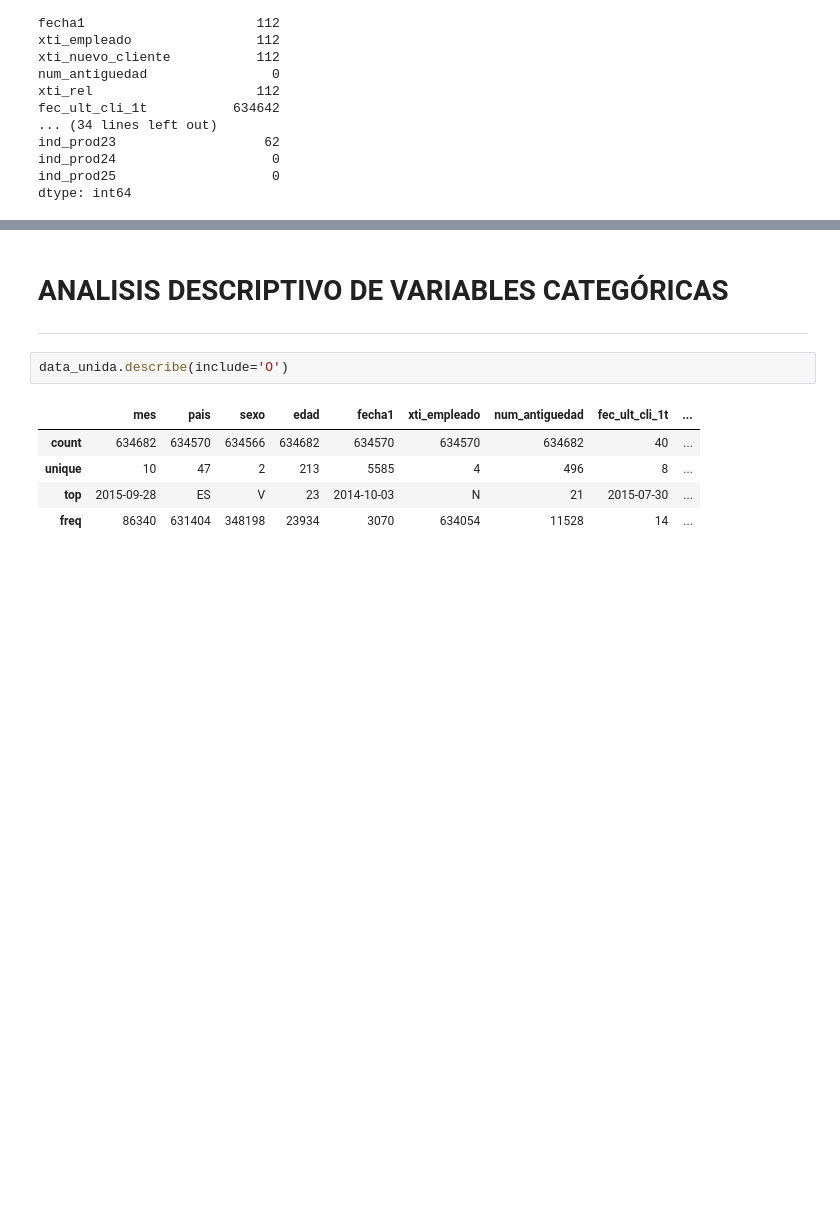
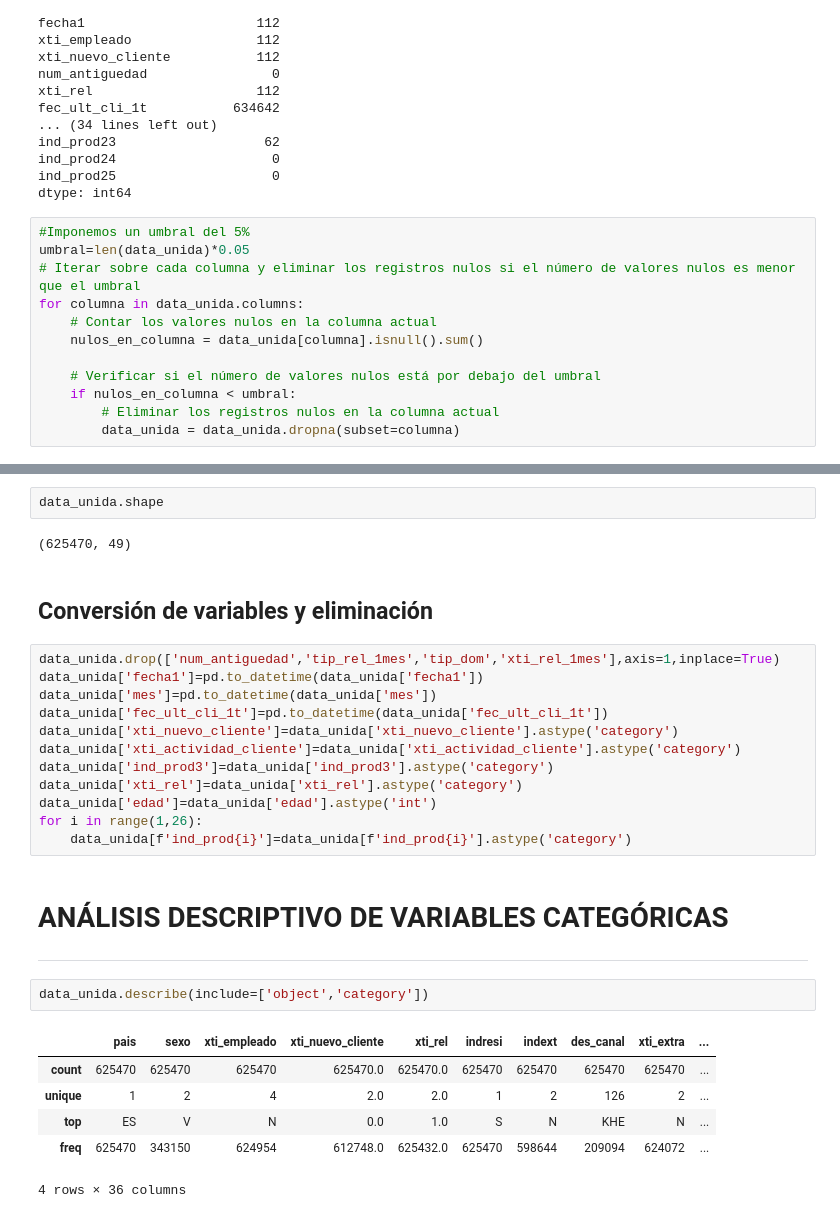
Before and after one commit to mariol-lamas/Machine_learning_proyect, a Jupyter notebook: Src/Eda/eda.ipynb, the cells around one changed output, grey strips where cells are left out. Saved outputs shown, nothing was run; the diff lists cells and outputs as text; blank space fills up the shorter version.

Commit message:
Añadido análisis exploratorio de las varibales del caso

```diff
--- a/Src/Eda/eda.ipynb
+++ b/Src/Eda/eda.ipynb
@@ -56,3 +57,15 @@ ind_prod23                   62
 ind_prod24                    0
 ind_prod25                    0
 dtype: int64
+# %%
+#Imponemos un umbral del 5%
+umbral=len(data_unida)*0.05
+# Iterar sobre cada columna y eliminar los registros nulos si el número de valores nulos es menor que el umbral
+for columna in data_unida.columns:
+    # Contar los valores nulos en la columna actual
+    nulos_en_columna = data_unida[columna].isnull().sum()
+
+    # Verificar si el número de valores nulos está por debajo del umbral
+    if nulos_en_columna < umbral:
+        # Eliminar los registros nulos en la columna actual
+        data_unida = data_unida.dropna(subset=columna)
@@ -59,12 +92,31 @@ dtype: int64
+# %%
+data_unida.shape
+# %% [output]
+(625470, 49)
+# %% [markdown]
+## Conversión de variables y eliminación
+# %%
+data_unida.drop(['num_antiguedad','tip_rel_1mes','tip_dom','xti_rel_1mes'],axis=1,inplace=True)
+data_unida['fecha1']=pd.to_datetime(data_unida['fecha1'])
+data_unida['mes']=pd.to_datetime(data_unida['mes'])
+data_unida['fec_ult_cli_1t']=pd.to_datetime(data_unida['fec_ult_cli_1t'])
+data_unida['xti_nuevo_cliente']=data_unida['xti_nuevo_cliente'].astype('category')
+data_unida['xti_actividad_cliente']=data_unida['xti_actividad_cliente'].astype('category')
+data_unida['ind_prod3']=data_unida['ind_prod3'].astype('category')
+data_unida['xti_rel']=data_unida['xti_rel'].astype('category')
+data_unida['edad']=data_unida['edad'].astype('int')
+for i in range(1,26):
+    data_unida[f'ind_prod{i}']=data_unida[f'ind_prod{i}'].astype('category')
 # %% [markdown]
-# **ANALISIS DESCRIPTIVO DE VARIABLES CATEGÓRICAS**
+# **ANÁLISIS DESCRIPTIVO DE VARIABLES CATEGÓRICAS**
 ---
 # %%
-data_unida.describe(include='O')
+data_unida.describe(include=['object','category'])
 # %% [output]
-|  | mes | pais | sexo | edad | fecha1 | xti_empleado | num_antiguedad | fec_ult_cli_1t | ... |
-| count | 634682 | 634570 | 634566 | 634682 | 634570 | 634570 | 634682 | 40 | ... |
-| unique | 10 | 47 | 2 | 213 | 5585 | 4 | 496 | 8 | ... |
-| top | 2015-09-28 | ES | V | 23 | 2014-10-03 | N | 21 | 2015-07-30 | ... |
-| freq | 86340 | 631404 | 348198 | 23934 | 3070 | 634054 | 11528 | 14 | ... |
+|  | pais | sexo | xti_empleado | xti_nuevo_cliente | xti_rel | indresi | indext | des_canal | xti_extra | ... |
+| count | 625470 | 625470 | 625470 | 625470.0 | 625470.0 | 625470 | 625470 | 625470 | 625470 | ... |
+| unique | 1 | 2 | 4 | 2.0 | 2.0 | 1 | 2 | 126 | 2 | ... |
+| top | ES | V | N | 0.0 | 1.0 | S | N | KHE | N | ... |
+| freq | 625470 | 343150 | 624954 | 612748.0 | 625432.0 | 625470 | 598644 | 209094 | 624072 | ... |
+4 rows × 36 columns
 # %% [markdown]
```
Also changed, not shown: parts of 14 cells of this notebook.
